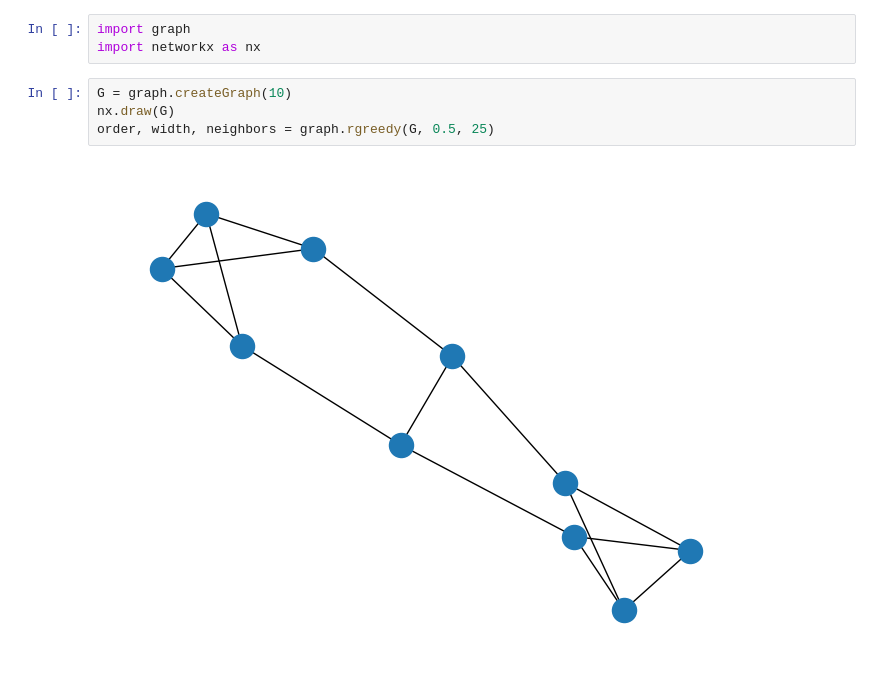
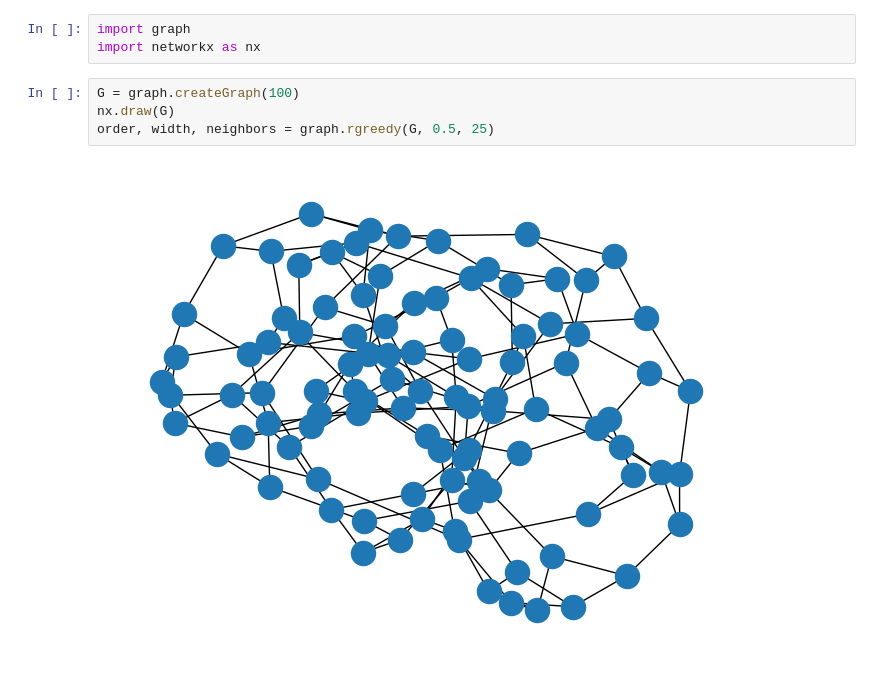
Before and after one commit to richardm1234/stepDependentSlicing_AQC, a Jupyter notebook: demo.ipynb, the cells around one changed output. Saved outputs shown, nothing was run; the diff lists cells and outputs as text.

```diff
--- a/demo.ipynb
+++ b/demo.ipynb
@@ -15,11 +15,11 @@ Execution steps:
 import graph
 import networkx as nx
 # %%
-G = graph.createGraph(10)
+G = graph.createGraph(100)
 nx.draw(G)
 order, width, neighbors = graph.rgreedy(G, 0.5, 25)
 # %% [output]
-[figure, old version]
+[figure, new version]
 # %%
 circuit = graph.createCircuit(G)
 circuit.draw('mpl')
```
Also changed, not shown: parts of 5 cells of this notebook, 1 other file.
